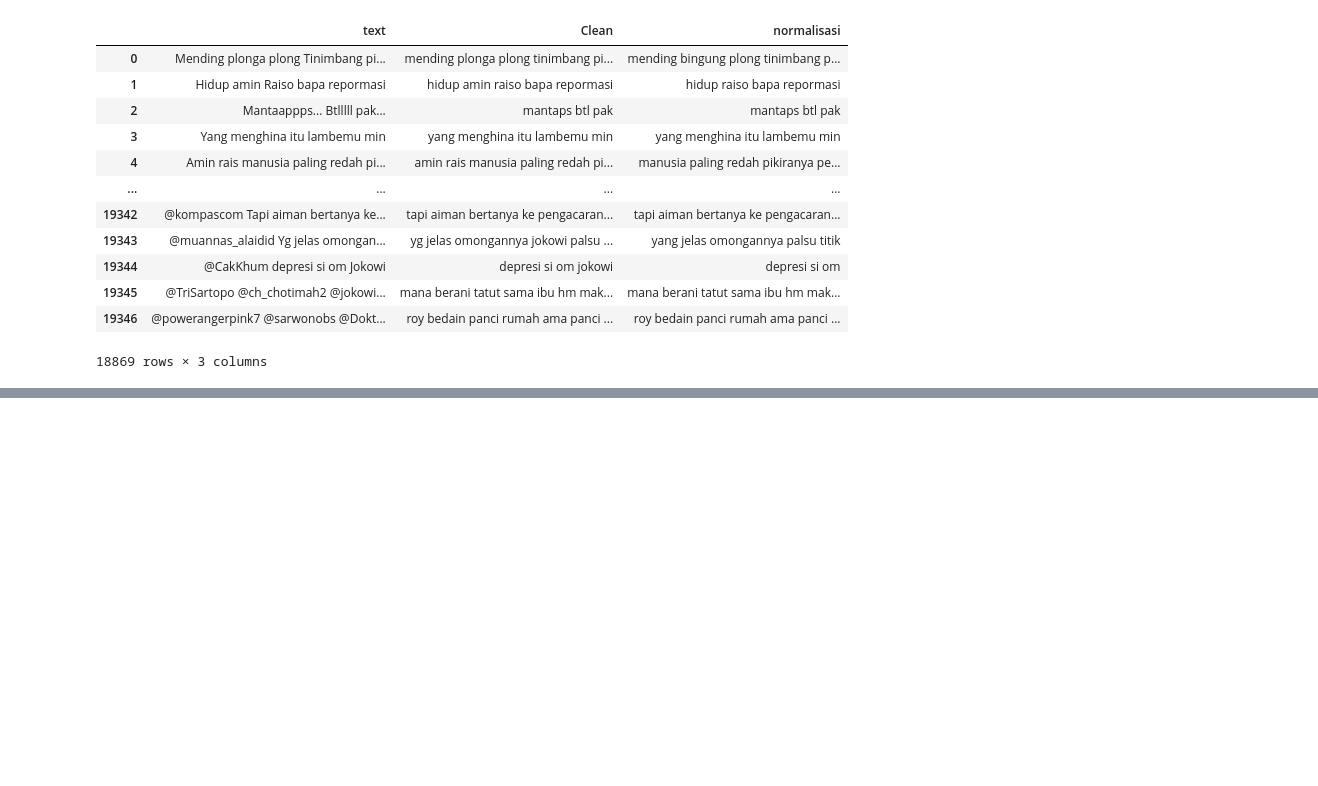
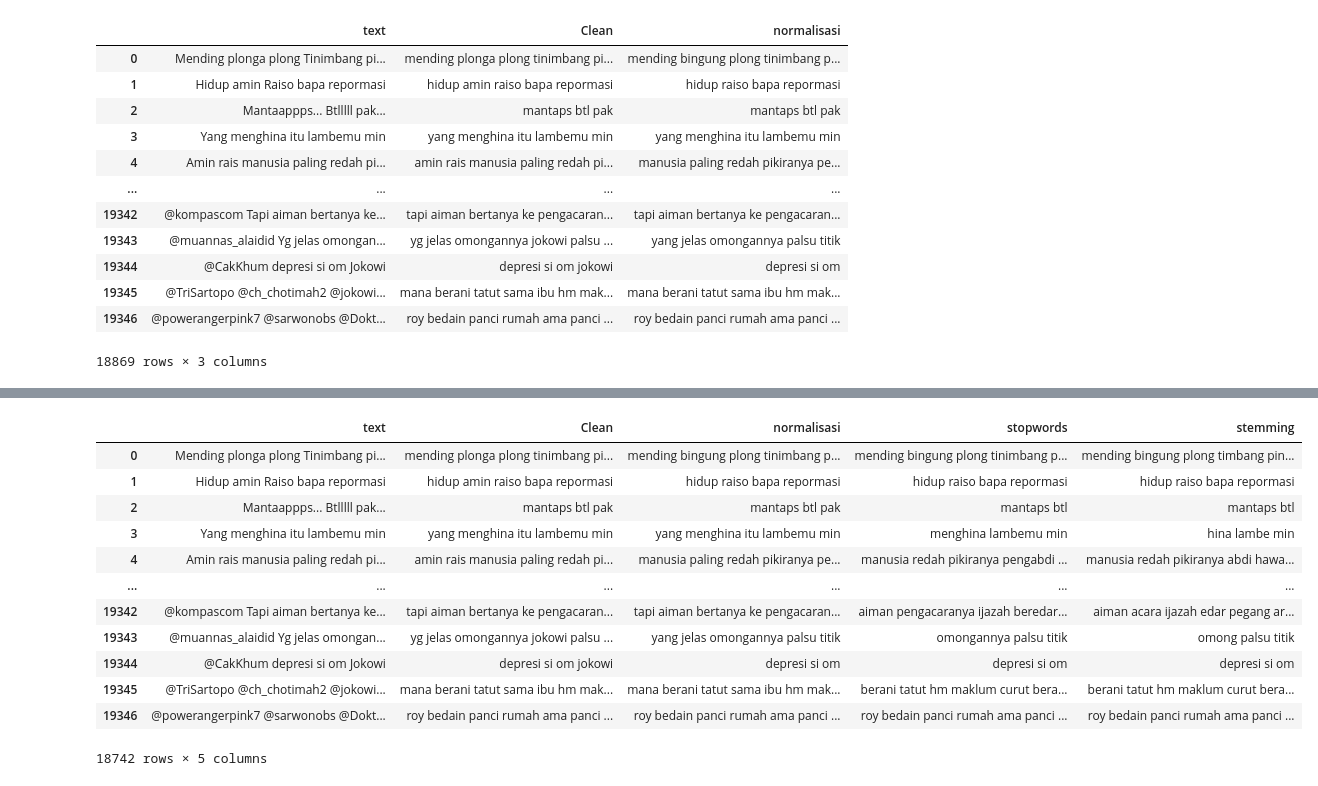
Before and after one commit to SendShieldLaskarAI/SendShield-Machine-Learning, a Jupyter notebook: preprocessing/preprocessing1.ipynb, the cells around one changed output, grey strips where cells are left out. Cells and saved outputs as stored; diff of their text form; code cells hidden in the pictures; blank space fills up the shorter version.

```diff
--- a/preprocessing/preprocessing1.ipynb
+++ b/preprocessing/preprocessing1.ipynb
@@ -264 +292,9 @@ temp
 1000 rows × 2 columns
+# %%
+stop_words_id = set(stopwords.words('indonesian'))
+def remove_stopwords(text):
+    words = text.split()
+    filtered_words = [word for word in words if word not in stop_words_id]
+    return ' '.join(filtered_words)
+data['stopwords'] = data['normalisasi'].apply(remove_stopwords)
+data
@@ -264,0 +315,3 @@ temp
+# %%
+data = filter_valid_text(data, 'stopwords')
+data
@@ -264,0 +332,19 @@ temp
+# %%
+factory = StemmerFactory()
+stemmer = factory.create_stemmer()
+data['stemming'] = data['stopwords'].apply(lambda x: stemmer.stem(x))
+data
+# %% [output]
+|  | text | Clean | normalisasi | stopwords | stemming |
+| 0 | Mending plonga plong Tinimbang pi... | mending plonga plong tinimbang pi... | mending bingung plong tinimbang p... | mending bingung plong tinimbang p... | mending bingung plong timbang pin... |
+| 1 | Hidup amin Raiso bapa repormasi | hidup amin raiso bapa repormasi | hidup raiso bapa repormasi | hidup raiso bapa repormasi | hidup raiso bapa repormasi |
+| 2 | Mantaappps... Btlllll pak... | mantaps btl pak | mantaps btl pak | mantaps btl | mantaps btl |
+| 3 | Yang menghina itu lambemu min | yang menghina itu lambemu min | yang menghina itu lambemu min | menghina lambemu min | hina lambe min |
+| 4 | Amin rais manusia paling redah pi... | amin rais manusia paling redah pi... | manusia paling redah pikiranya pe... | manusia redah pikiranya pengabdi ... | manusia redah pikiranya abdi hawa... |
+| ... | ... | ... | ... | ... | ... |
+| 19342 | @kompascom Tapi aiman bertanya ke... | tapi aiman bertanya ke pengacaran... | tapi aiman bertanya ke pengacaran... | aiman pengacaranya ijazah beredar... | aiman acara ijazah edar pegang ar... |
+| 19343 | @muannas_alaidid Yg jelas omongan... | yg jelas omongannya jokowi palsu ... | yang jelas omongannya palsu titik | omongannya palsu titik | omong palsu titik |
+| 19344 | @CakKhum depresi si om Jokowi | depresi si om jokowi | depresi si om | depresi si om | depresi si om |
+| 19345 | @TriSartopo @ch_chotimah2 @jokowi... | mana berani tatut sama ibu hm mak... | mana berani tatut sama ibu hm mak... | berani tatut hm maklum curut bera... | berani tatut hm maklum curut bera... |
+| 19346 | @powerangerpink7 @sarwonobs @Dokt... | roy bedain panci rumah ama panci ... | roy bedain panci rumah ama panci ... | roy bedain panci rumah ama panci ... | roy bedain panci rumah ama panci ... |
+18742 rows × 5 columns
```
Also changed, not shown: parts of 11 cells of this notebook, 1 other file.
